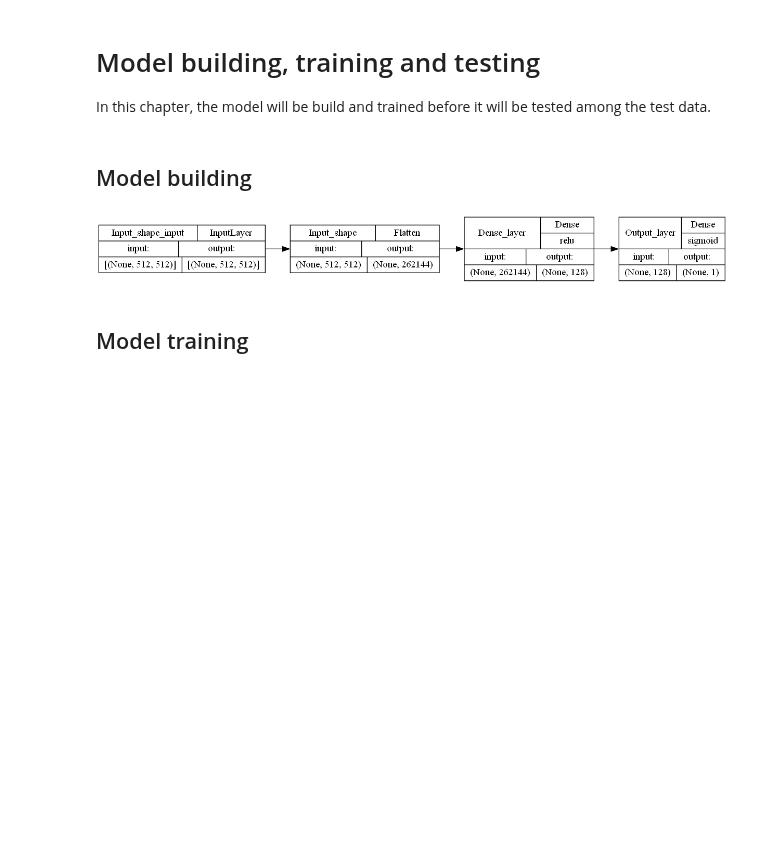
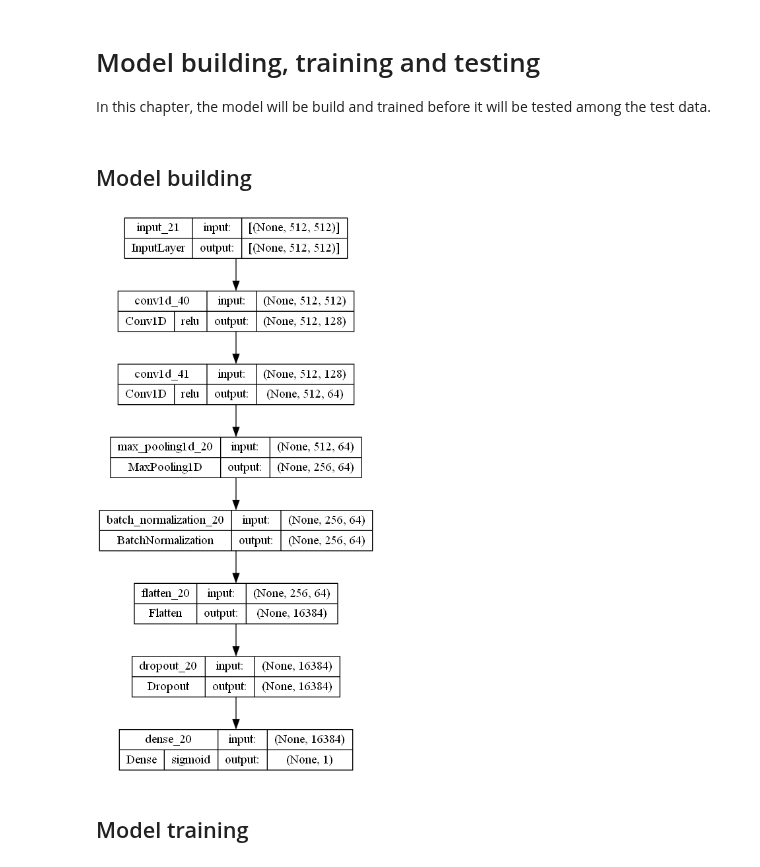
Before and after one commit to arondejong99/final-project-elu, a Jupyter notebook: final-project.ipynb, the cells around one changed output. Cells and saved outputs as stored; diff of their text form; code cells hidden in the pictures; blank space fills up the shorter version.

Commit message:
Changed model structure and reran tests

```diff
--- a/final-project.ipynb
+++ b/final-project.ipynb
@@ -420,24 +443,25 @@ def train_model(model, metrics, loss_function, optimizer,
 ## Model building
 # %%
 # Set input parameters
-modelName = "Binary_classification_model"
+modelName = "CNN_model"
 input_shape = (512, 512)
+filters = [128, 64]
 metrics = ['accuracy', tf.keras.metrics.Precision(), tf.keras.metrics.Recall()]
 loss = 'binary_crossentropy'
-validation_data = [X_test, y_test]
+validation_data = test_ds
 optimizer = 'adam'
+lr = 0.01
 
-epochs = 15
-batch_size = 32
-steps_per_epcoh = 8
+epochs = 30
+batch_size = 12
+steps_per_epcoh = 2
 # %%
-# Instantiate the model
-binary_nn = binary_model(modelName, input_shape)
+model_test = create_model(modelName, inputShape = input_shape, filters = filters)
 
 # Plot the model using the plot_model function
-plot_model(binary_nn, modelName)
+plot_model(model_test, modelName)
 # %% [output]
-[figure, old version]
+[figure, new version]
 # %% [markdown]
 ## Model training
 # %%
```
Also changed, not shown: parts of 14 cells of this notebook.
